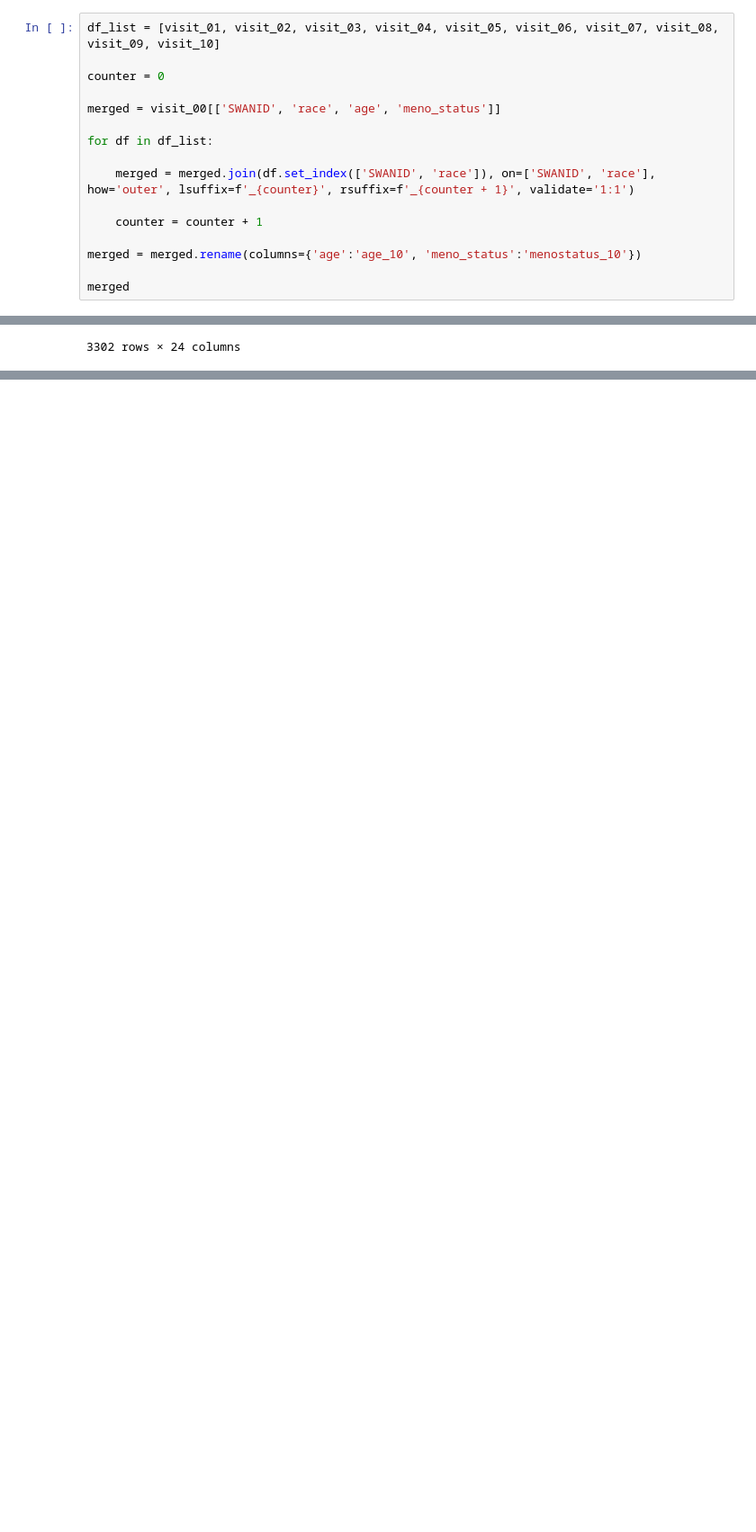
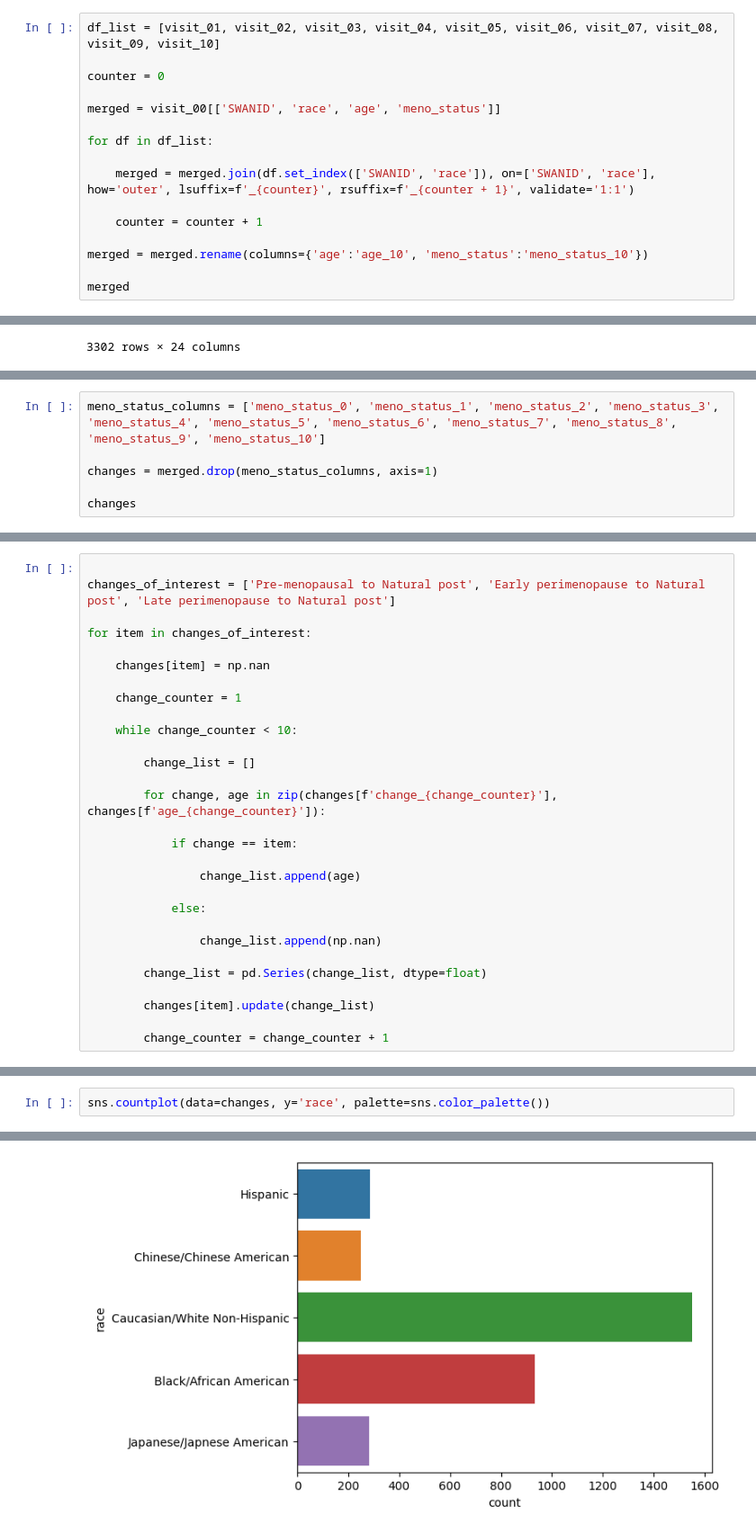
Before and after one commit to aldenyslo/webscrape_100l, a Jupyter notebook: ICPSR/ICPSR.ipynb, the cells around one changed output, grey strips where cells are left out. Shown at 90% size. Cells and saved outputs as stored; diff of their text form; blank space fills up the shorter version.

Commit message:
Wrangled data some more and began some visualizations

```diff
--- a/ICPSR/ICPSR.ipynb
+++ b/ICPSR/ICPSR.ipynb
@@ -424,7 +421,7 @@ for df in df_list:
 
     counter = counter + 1
 
-merged = merged.rename(columns={'age':'age_10', 'meno_status':'menostatus_10'})
+merged = merged.rename(columns={'age':'age_10', 'meno_status':'meno_status_10'})
 
 merged
 # %% [output]
@@ -466,0 +488,6 @@ Name: count, dtype: int64
+# %%
+meno_status_columns = ['meno_status_0', 'meno_status_1', 'meno_status_2', 'meno_status_3', 'meno_status_4', 'meno_status_5', 'meno_status_6', 'meno_status_7', 'meno_status_8', 'meno_status_9', 'meno_status_10']
+
+changes = merged.drop(meno_status_columns, axis=1)
+
+changes
@@ -466,0 +508,29 @@ Name: count, dtype: int64
+# %%
+
+changes_of_interest = ['Pre-menopausal to Natural post', 'Early perimenopause to Natural post', 'Late perimenopause to Natural post']
+
+for item in changes_of_interest:
+
+    changes[item] = np.nan
+
+    change_counter = 1
+
+    while change_counter < 10:
+
+        change_list = []
+
+        for change, age in zip(changes[f'change_{change_counter}'], changes[f'age_{change_counter}']):
+
+            if change == item:
+
+                change_list.append(age)
+
+            else:
+
+                change_list.append(np.nan)
+
+        change_list = pd.Series(change_list, dtype=float)
+
+        changes[item].update(change_list)
+
+        change_counter = change_counter + 1
@@ -468,0 +559,3 @@ Name: count, dtype: int64
+# %%
+sns.countplot(data=changes, y='race', palette=sns.color_palette())
+# %% [output]
@@ -468,0 +566 @@ Name: count, dtype: int64
+[figure, added]
```
Also changed, not shown: parts of 10 cells of this notebook.
